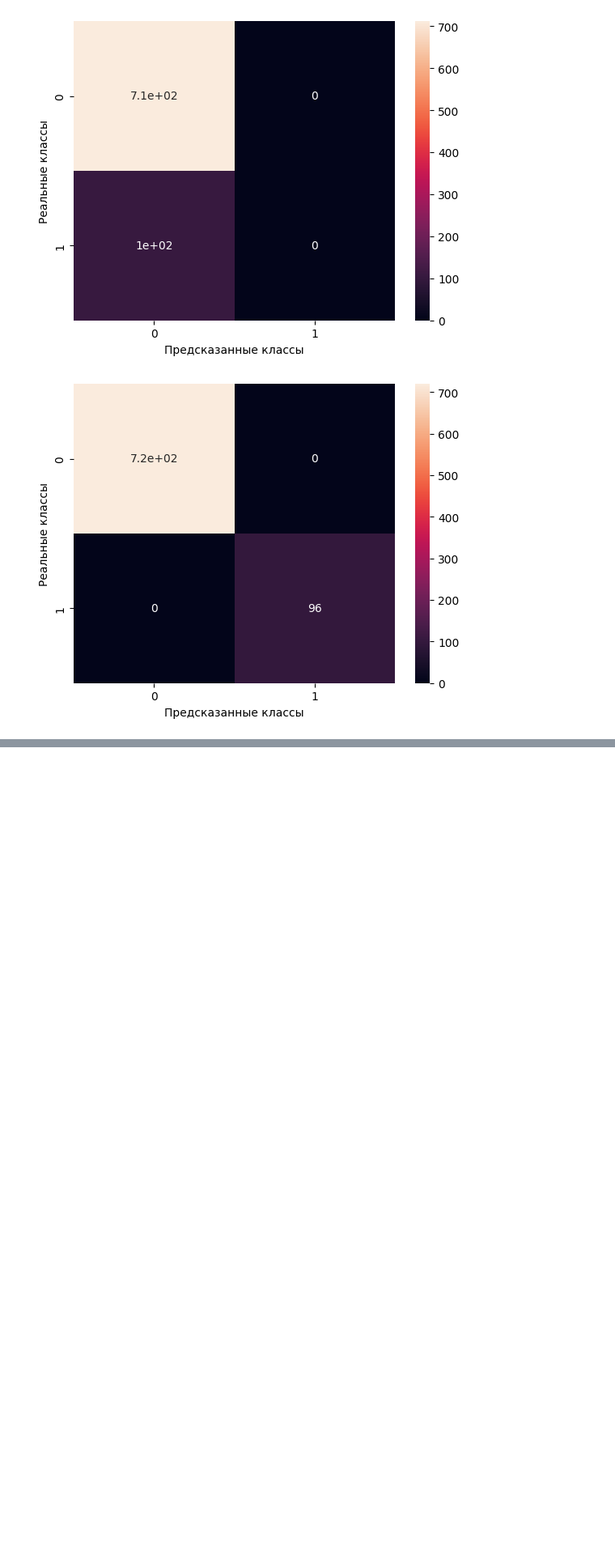
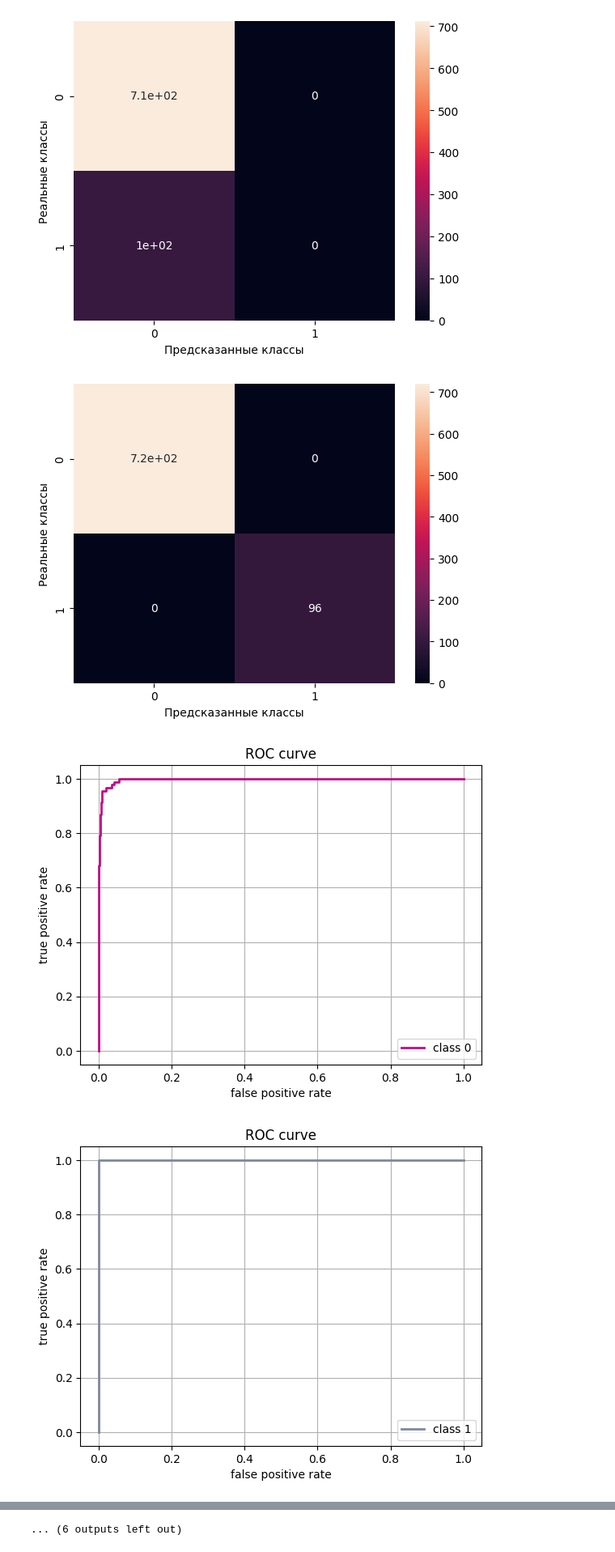
Before and after one commit to Toothless-1/ML, a Jupyter notebook: ML4.ipynb, the cells around one changed output, grey strips where cells are left out. Shown at 81% size. Cells and saved outputs as stored; diff of their text form; code cells hidden in the pictures; blank space fills up the shorter version.

```diff
--- a/ML4.ipynb
+++ b/ML4.ipynb
@@ -106,27 +107,33 @@ F1-мера: 0.5997445586557294
 # %%
 # Построение ROC-кривой
 fpr = dict()
 tpr = dict()
 
 for i in range(9):
     fpr[i], tpr[i], _ = roc_curve(y_test[:, i],
                                   preds1_proba[:, i])
-    plt.plot(fpr[i], tpr[i], lw=2, label='class {}'.format(i))
+    r = lambda: random.randint(0,255)
+    plt.plot(fpr[i], tpr[i], lw=2, label='class {}'.format(i), c='#%02X%02X%02X' % (r(), r(), r()))
 
-plt.xlabel("false positive rate")
-plt.ylabel("true positive rate")
-plt.legend(loc="best")
-plt.title("ROC curve")
-plt.show()
+    plt.xlabel("false positive rate")
+    plt.ylabel("true positive rate")
+    plt.legend(loc="best")
+    plt.title("ROC curve")
+    plt.grid()
+    plt.show()
 # Построение PR-кривой
 precision = dict()
 recall = dict()
 for i in range(9):
     precision[i], recall[i], _ = precision_recall_curve(y_test[:, i],
                                                         preds1_proba[:, i])
-    plt.plot(recall[i], precision[i], lw=2, label='class {}'.format(i))
-plt.xlabel("recall")
-plt.ylabel("precision")
-plt.legend(loc="best")
-plt.title("precision vs. recall curve")
-plt.show()
+    r = lambda: random.randint(0,255)
+    plt.plot(recall[i], precision[i], lw=2, label='class {}'.format(i), c='#%02X%02X%02X' % (r(), r(), r()))
+    plt.xlabel("recall")
+    plt.ylabel("precision")
+    plt.legend(loc="best")
+    plt.title("precision vs. recall curve")
+    plt.show()
+# %% [output]
+[figure, added]
+[figure, added]
@@ -132,0 +150 @@ plt.show()
+... (6 outputs left out)
```
Also changed, not shown: parts of 2 cells of this notebook.
